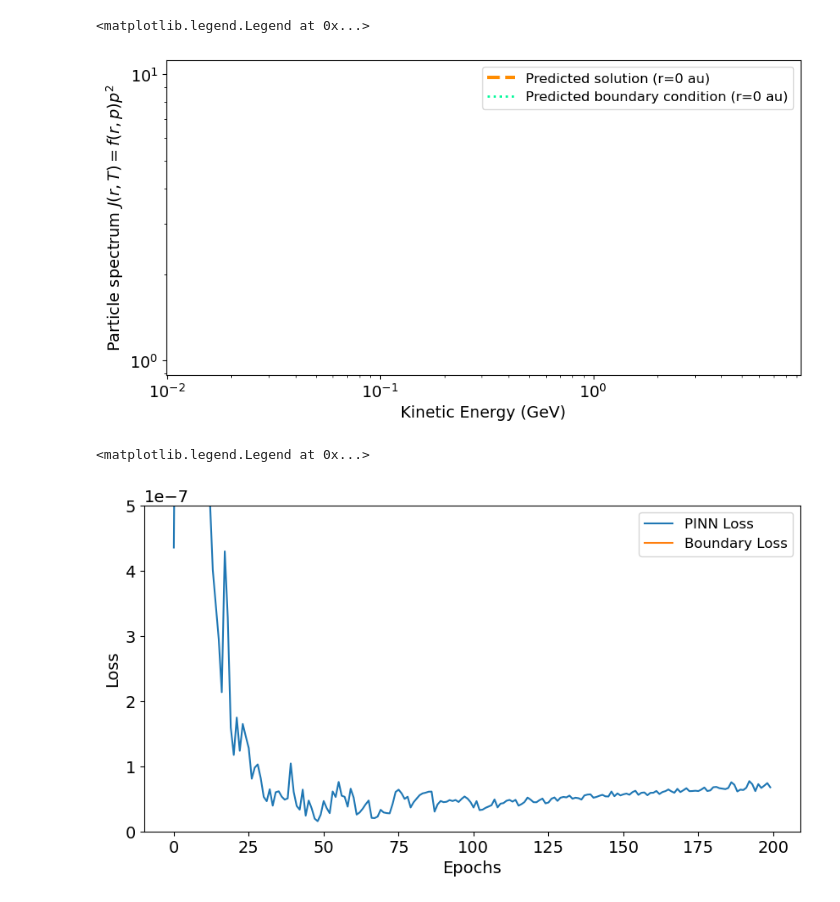
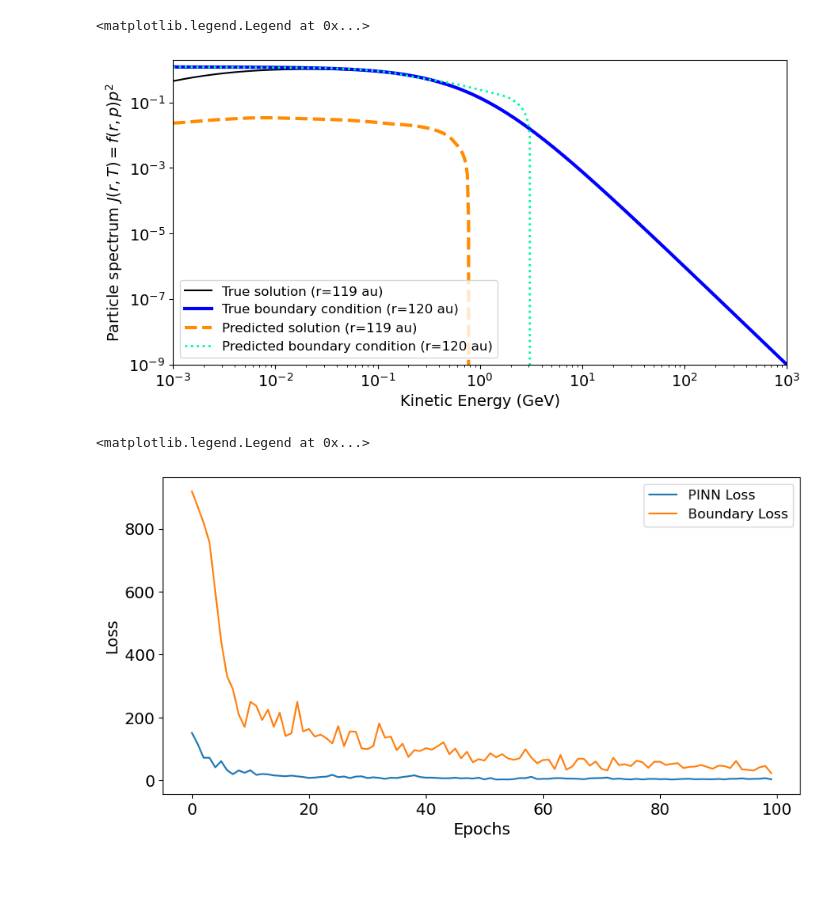
Before and after one commit to linneawolniewicz/pinns, a Jupyter notebook: sherpa/visualize.ipynb, the cells around one changed output. Cells and saved outputs as stored; diff of their text form; code cells hidden in the pictures; blank space fills up the shorter version.

```diff
--- a/sherpa/visualize.ipynb
+++ b/sherpa/visualize.ipynb
@@ -8,13 +8,13 @@ import pickle as pkl
 from IPython.display import HTML
 mpl.rcParams.update({'font.size': 14})
 # %%
-trial_id = 7
-n_run = 100
+trial_id = 0
+n_run = 55
 
 # Load PINN outputs
 with open('./pickles/pinn_loss_sherpa_' + str(n_run) + '_trial_id_' + str(trial_id) + '.pkl', 'rb') as file:
     pinn_loss = pkl.load(file)
-
+    s
 with open('pickles/boundary_loss_sherpa_' + str(n_run) + '_trial_id_' + str(trial_id) + '.pkl', 'rb') as file:
     boundary_loss = pkl.load(file)
 
@@ -85,33 +68,33 @@ for i in range(size):
 # Plot J(r, T)
 fig, ax = plt.subplots(figsize=(10, 5))
 
-# ax.loglog(T, J[0, :], label=f'True solution (r={r[0, 0]/150e6:.0f} au)', c='k')
-# ax.loglog(T, J[-1, :], label=f'True boundary condition (r={r[-1, 0]/150e6:.0f} au)', c='blue', lw='3')
-ax.loglog(T[:-1], np.expand_dims(final_predict[0, :-1], axis=1)*(p[:-1]**2), label=f'Predicted solution (r={r[0, 0]/150e6:.0f} au)', c='darkorange', lw='3', ls='--')
-ax.loglog(T[:-1], np.expand_dims(final_predict[-1, :-1], axis=1)*(p[:-1]**2), label=f'Predicted boundary condition (r={r[-1, 0]/150e6:.0f} au)', c='mediumspringgreen', lw='2', ls=':')
+ax.loglog(T, J[0, :], label=f'True solution (r={r[0, 0]/150e6:.0f} au)', c='k')
+ax.loglog(T, J[-1, :], label=f'True boundary condition (r={r[-1, 0]/150e6:.0f} au)', c='blue', lw='3')
+ax.loglog(T[:-1], np.expand_dims(predictions[:, :, -1].reshape((size, size))[0, :-1], axis=1)*(p[:-1]**2), label=f'Predicted solution (r={r[0, 0]/150e6:.0f} au)', c='darkorange', lw='3', ls='--')
+ax.loglog(T[:-1], np.expand_dims(predictions[:, :, -1].reshape((size, size))[-1, :-1], axis=1)*(p[:-1]**2), label=f'Predicted boundary condition (r={r[-1, 0]/150e6:.0f} au)', c='mediumspringgreen', lw='2', ls=':')
 
 ax.set_xlabel("Kinetic Energy (GeV)")
 ax.set_ylabel("Particle spectrum $J(r, T) = f(r, p) p^2$")
-# ax.set_xlim(1e-3, 1e3)
-# ax.set_ylim(1e-9, 2e0)
+ax.set_xlim(1e-3, 1e3)
+ax.set_ylim(1e-9, 2e0)
 ax.legend(prop={'size': 12})
 # %% [output]
 <matplotlib.legend.Legend at 0x...>
-[figure, old version]
+[figure, new version]
 # %%
 # Plot loss
 fig = plt.figure(figsize=(10, 5))
 
 plt.plot(pinn_loss, label='PINN Loss')
 plt.plot(boundary_loss, label='Boundary Loss')
 
-plt.ylim(0, 0.0000005)
+# plt.ylim(0, 10)
 plt.xlabel('Epochs')
 plt.ylabel('Loss')
 plt.legend(prop={'size': 12})
 # %% [output]
 <matplotlib.legend.Legend at 0x...>
-[figure, old version]
+[figure, new version]
 # %%
 # Visualize J(r, T) over the epochs
 for i in range(epochs):
```
Also changed, not shown: parts of 3 cells of this notebook, 8 other files.
